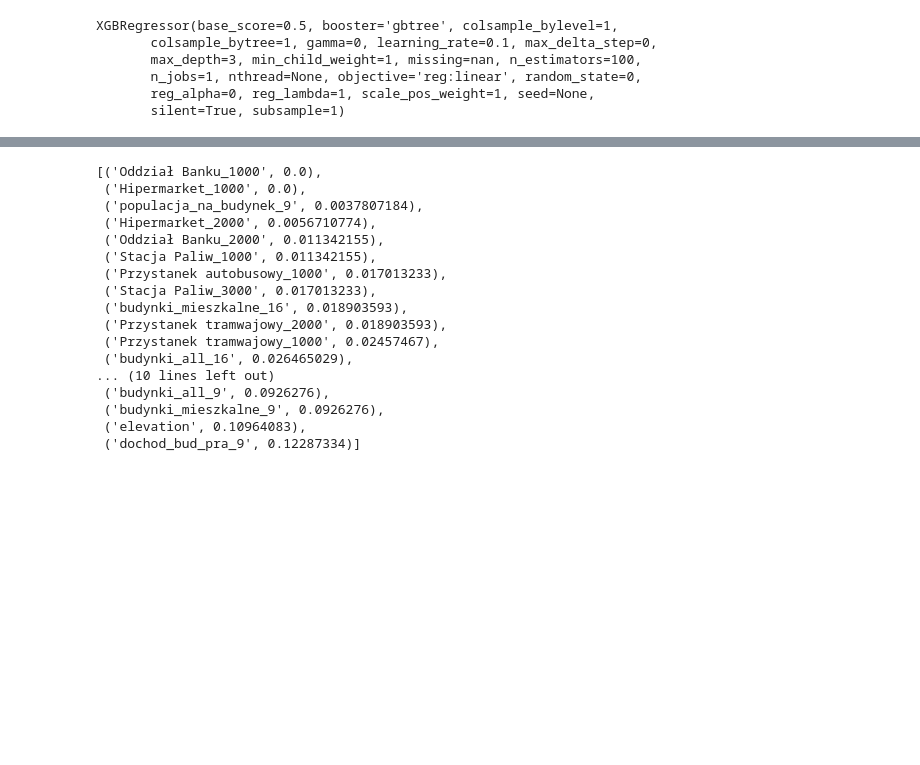
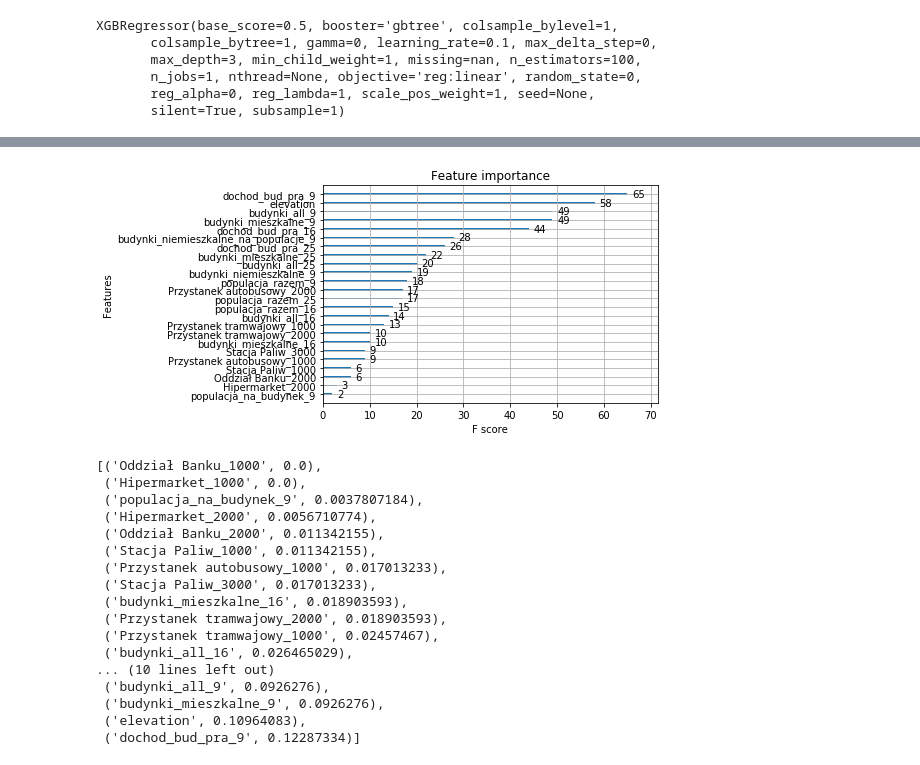
Before and after one commit to Michal-lis/Data_Analysis_Hackaton, a Jupyter notebook: jupyters/simulator.ipynb, the cells around one changed output, grey strips where cells are left out. Saved outputs shown, nothing was run; the diff lists cells and outputs as text; code cells hidden in the pictures; blank space fills up the shorter version.

```diff
--- a/jupyters/simulator.ipynb
+++ b/jupyters/simulator.ipynb
@@ -28,3 +19,10 @@ X_grid = grid_processed.drop(['longitude', 'latitude'], axis=1)
+# %%
+import xgboost as xgb
+import matplotlib.pyplot as plt
+xgb.plot_importance(regressor)
+plt.show()
+# %% [output]
+[figure, added]
 # %%
 sorted([tup for tup in zip(X_grid.columns, regressor.feature_importances_)], key=lambda x: x[1])
 # %% [output]
```
Also changed, not shown: parts of 10 cells of this notebook, 3 other files.
